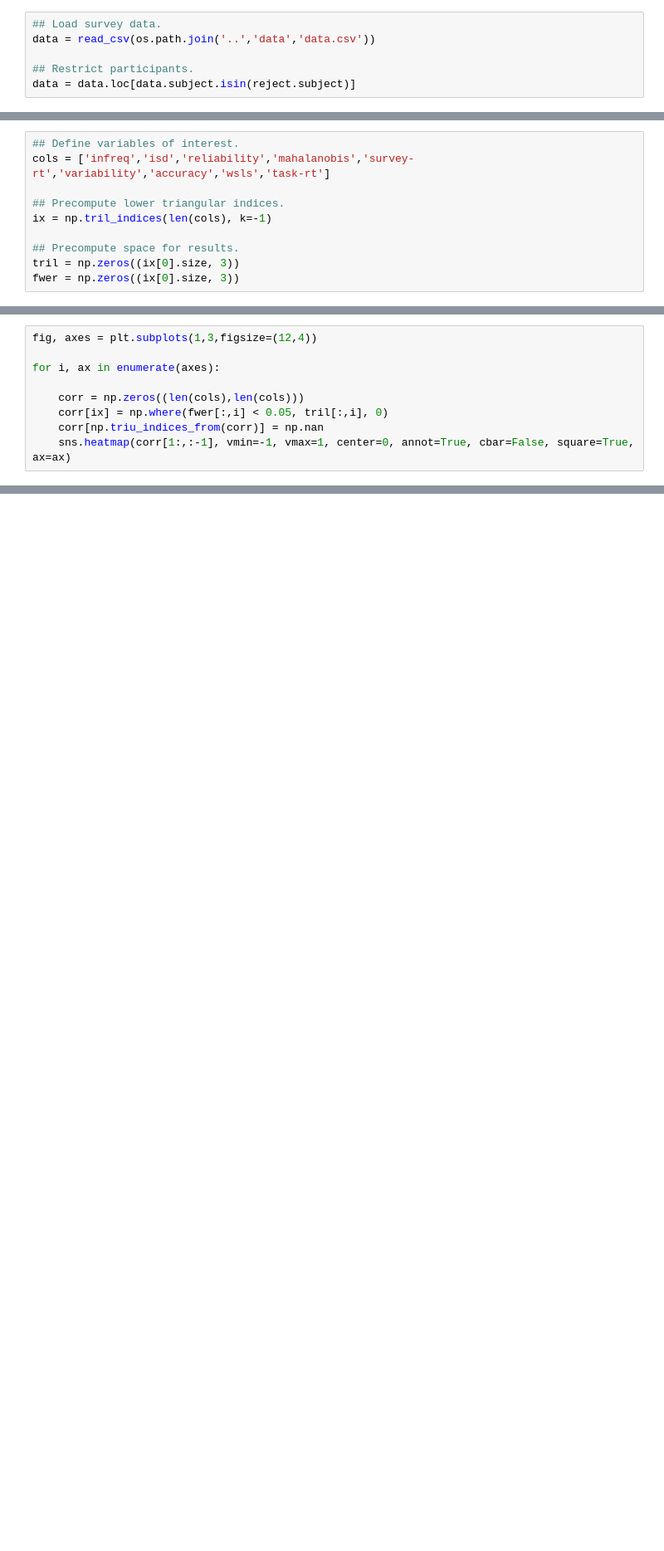
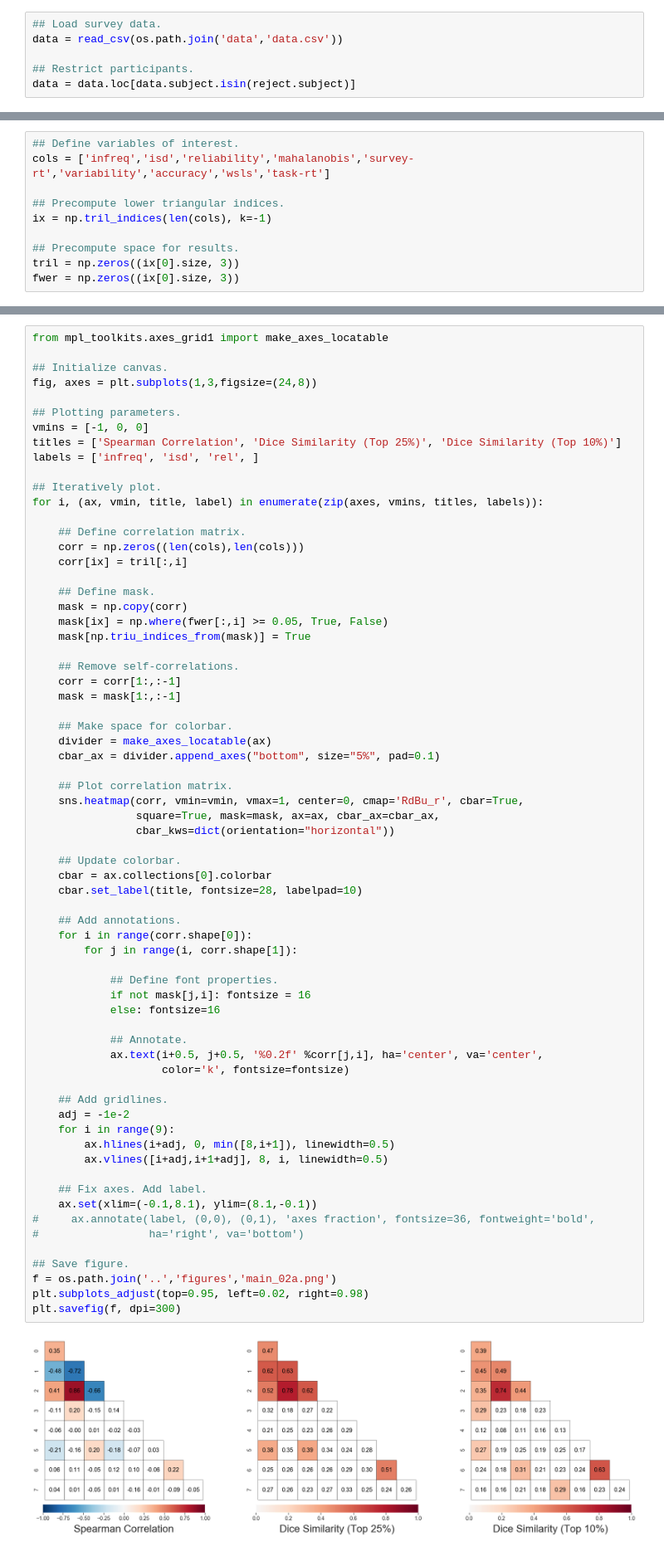
Before and after one commit to nivlab/sciops, a Jupyter notebook: analysis/main_02a.ipynb, the cells around one changed output, grey strips where cells are left out. Shown at 83% size. Cells and saved outputs as stored; diff of their text form; blank space fills up the shorter version.

```diff
--- a/analysis/main_02b.ipynb
+++ b/analysis/main_02a.ipynb
@@ -266,6 +268,6 @@ plt.tight_layout()
 # %%
 ## Load survey data.
-data = read_csv(os.path.join('..','data','data.csv'))
+data = read_csv(os.path.join('data','data.csv'))
 
 ## Restrict participants.
 data = data.loc[data.subject.isin(reject.subject)]
@@ -583,9 +627,0 @@ fwer[:,2] = ((np.abs(tril[:,2]) <= max_rho[:,np.newaxis]).sum(axis=0) + 1) / n_i
-# %%
-fig, axes = plt.subplots(1,3,figsize=(12,4))
-
-for i, ax in enumerate(axes):
-
-    corr = np.zeros((len(cols),len(cols)))
-    corr[ix] = np.where(fwer[:,i] < 0.05, tril[:,i], 0)
-    corr[np.triu_indices_from(corr)] = np.nan
-    sns.heatmap(corr[1:,:-1], vmin=-1, vmax=1, center=0, annot=True, cbar=False, square=True, ax=ax)
@@ -593,0 +628,69 @@ for i, ax in enumerate(axes):
+# %%
+from mpl_toolkits.axes_grid1 import make_axes_locatable
+
+## Initialize canvas.
+fig, axes = plt.subplots(1,3,figsize=(24,8))
+
+## Plotting parameters.
+vmins = [-1, 0, 0]
+titles = ['Spearman Correlation', 'Dice Similarity (Top 25%)', 'Dice Similarity (Top 10%)']
+labels = ['infreq', 'isd', 'rel', ]
+
+## Iteratively plot.
+for i, (ax, vmin, title, label) in enumerate(zip(axes, vmins, titles, labels)):
+
+    ## Define correlation matrix.
+    corr = np.zeros((len(cols),len(cols)))
+    corr[ix] = tril[:,i]
+
+    ## Define mask.
+    mask = np.copy(corr)
+    mask[ix] = np.where(fwer[:,i] >= 0.05, True, False)
+    mask[np.triu_indices_from(mask)] = True
+
+    ## Remove self-correlations.
+    corr = corr[1:,:-1]
+    mask = mask[1:,:-1]
+
+    ## Make space for colorbar.
+    divider = make_axes_locatable(ax)
+    cbar_ax = divider.append_axes("bottom", size="5%", pad=0.1)
+
+    ## Plot correlation matrix.
+    sns.heatmap(corr, vmin=vmin, vmax=1, center=0, cmap='RdBu_r', cbar=True,
+                square=True, mask=mask, ax=ax, cbar_ax=cbar_ax,
+                cbar_kws=dict(orientation="horizontal"))
+
+    ## Update colorbar.
+    cbar = ax.collections[0].colorbar
+    cbar.set_label(title, fontsize=28, labelpad=10)
+
+    ## Add annotations.
+    for i in range(corr.shape[0]):
+        for j in range(i, corr.shape[1]):
+
+            ## Define font properties.
+            if not mask[j,i]: fontsize = 16
+            else: fontsize=16
+
+            ## Annotate.
+            ax.text(i+0.5, j+0.5, '%0.2f' %corr[j,i], ha='center', va='center',
+                    color='k', fontsize=fontsize)
+
+    ## Add gridlines.
+    adj = -1e-2
+    for i in range(9):
+        ax.hlines(i+adj, 0, min([8,i+1]), linewidth=0.5)
+        ax.vlines([i+adj,i+1+adj], 8, i, linewidth=0.5)
+
+    ## Fix axes. Add label.
+    ax.set(xlim=(-0.1,8.1), ylim=(8.1,-0.1))
+#     ax.annotate(label, (0,0), (0,1), 'axes fraction', fontsize=36, fontweight='bold',
+#                 ha='right', va='bottom')
+
+## Save figure.
+f = os.path.join('..','figures','main_02a.png')
+plt.subplots_adjust(top=0.95, left=0.02, right=0.98)
+plt.savefig(f, dpi=300)
+# %% [output]
+[figure, added]
```
Also changed, not shown: parts of 31 cells of this notebook, 4 other files.
